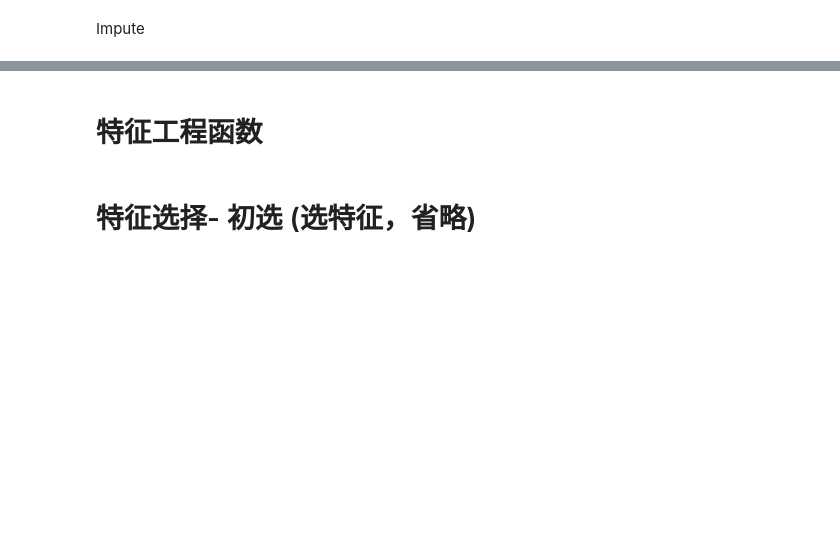
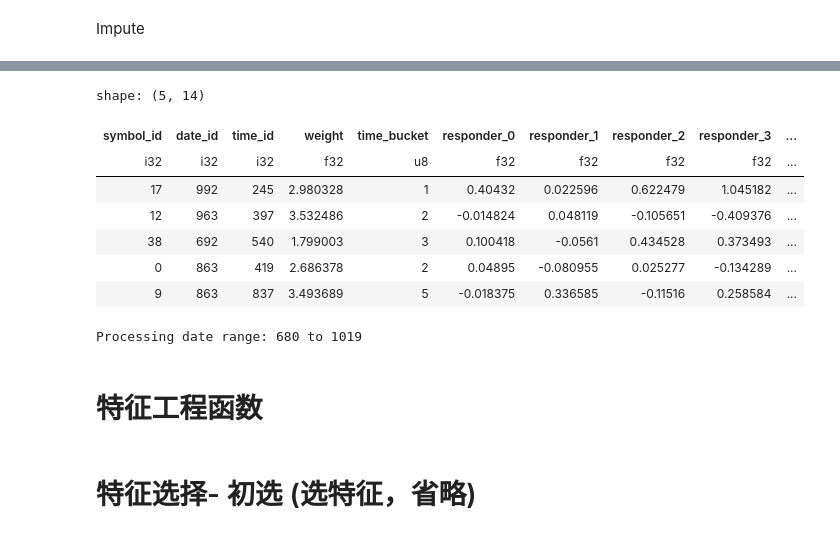
Before and after one commit to Jackson00Han/Jane-Street-Time-Series-Forecasting, a Jupyter notebook: main.ipynb, the cells around one changed output, grey strips where cells are left out. Cells and saved outputs as stored; diff of their text form; code cells hidden in the pictures; blank space fills up the shorter version.

```diff
--- a/main.ipynb
+++ b/main.ipynb
@@ -63,6 +63,7 @@ def P(kind: str, subpath: str = "") -> str:
 # 全局变量
 
 FEATURE_ALL = [f"feature_{i:02d}" for i in range(79)]
+RESP_COLS   = [f"responder_{i}" for i in range(0, 9)]
 # %%
 # 读取数据
 
@@ -631,0 +450,15 @@ sorted_paths = [p for _, p in start_points]
+# %%
+# 合并响应变量
+
+KEYS = cfg['keys']
+WEIGHT = cfg['weight']
+batch_size = cfg['fill']['batch_size']
+# %%
+# 右表：去重 + 对齐类型
+rhs = (
+    lb.select([*KEYS, WEIGHT, 'time_bucket', *RESP_COLS])
+    .unique(subset=KEYS, keep='last')
+    .with_columns([pl.col(k).cast(pl.Int32) for k in KEYS])
+)
+
+rhs.collect_schema().names()
@@ -631,0 +480,34 @@ sorted_paths = [p for _, p in start_points]
+# %%
+rhs.limit(5).collect()
+# %% [output]
+shape: (5, 14)
+| symbol_id | date_id | time_id | weight | time_bucket | responder_0 | responder_1 | responder_2 | responder_3 | ... |
+| i32 | i32 | i32 | f32 | u8 | f32 | f32 | f32 | f32 | ... |
+| 17 | 992 | 245 | 2.980328 | 1 | 0.40432 | 0.022596 | 0.622479 | 1.045182 | ... |
+| 12 | 963 | 397 | 3.532486 | 2 | -0.014824 | 0.048119 | -0.105651 | -0.409376 | ... |
+| 38 | 692 | 540 | 1.799003 | 3 | 0.100418 | -0.0561 | 0.434528 | 0.373493 | ... |
+| 0 | 863 | 419 | 2.686378 | 2 | 0.04895 | -0.080955 | 0.025277 | -0.134289 | ... |
+| 9 | 863 | 837 | 3.493689 | 5 | -0.018375 | 0.336585 | -0.11516 | 0.258584 | ... |
+# %%
+
+
+# 左表
+imp_path = Path(P("local", cfg["paths"]["cache"])) / "sample_imputed.parquet"
+lf_imp = pl.scan_parquet(str(imp_path)).with_columns([pl.col(k).cast(pl.Int32) for k in KEYS])
+
+dmin, dmax = (
+    lf_imp.select(
+        pl.col('date_id').min().alias('dmin'),
+        pl.col('date_id').max().alias('dmax')
+        )
+    .collect()
+    .row(0)
+)
+
+path = P('az', cfg['paths']['clean_shards'])
+
+fs.makedirs(path, exist_ok=True)
+
+print(f"Processing date range: {dmin} to {dmax}")
+# %% [output]
+Processing date range: 680 to 1019
```
Also changed, not shown: parts of 30 cells of this notebook.
